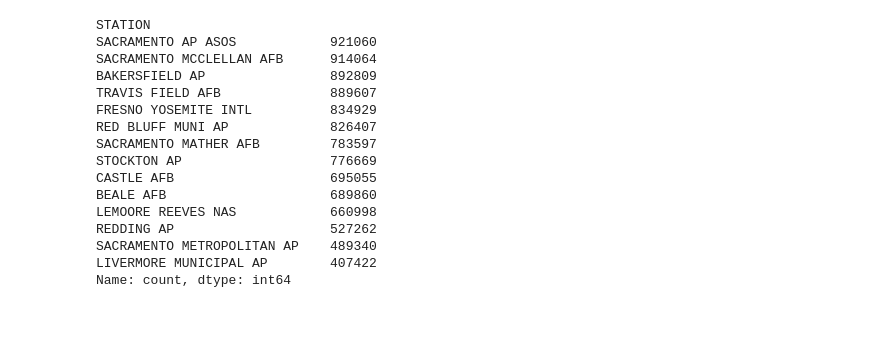
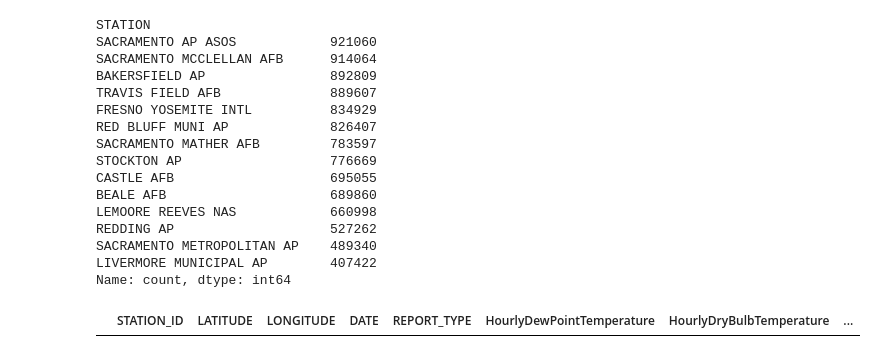
Before and after one commit to audfish/WQ2026, a Jupyter notebook: File_cleaner.ipynb, the cells around one changed output. Saved outputs shown, nothing was run; the diff lists cells and outputs as text; code cells hidden in the pictures; blank space fills up the shorter version.

```diff
--- a/File_cleaner.ipynb
+++ b/File_cleaner.ipynb
@@ -306,0 +299,4 @@ Name: count, dtype: int64
+# %%
+CV_data[CV_data["HourlyVisibility"] > 17]
+# %% [output]
+|  | STATION_ID | LATITUDE | LONGITUDE | DATE | REPORT_TYPE | HourlyDewPointTemperature | HourlyDryBulbTemperature | ... |
```
Also changed, not shown: parts of 3 cells of this notebook, 1 other file.
